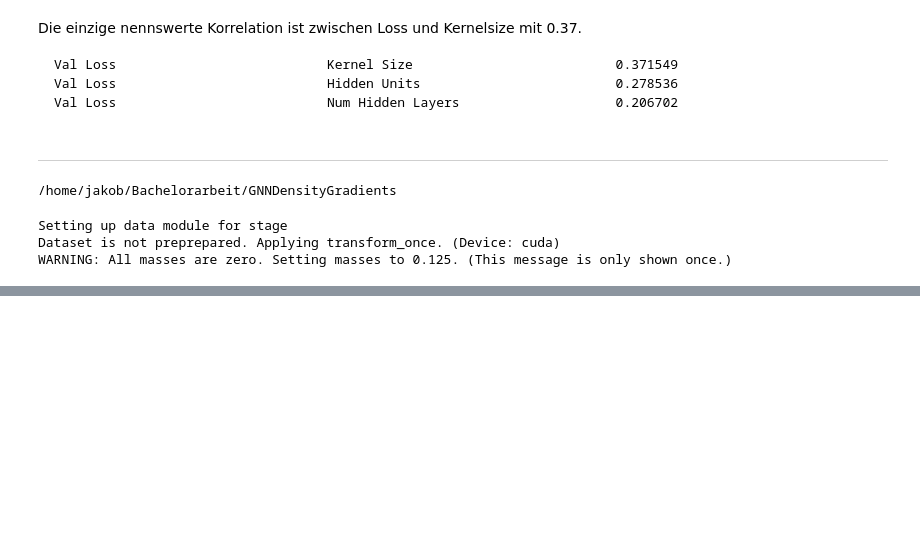
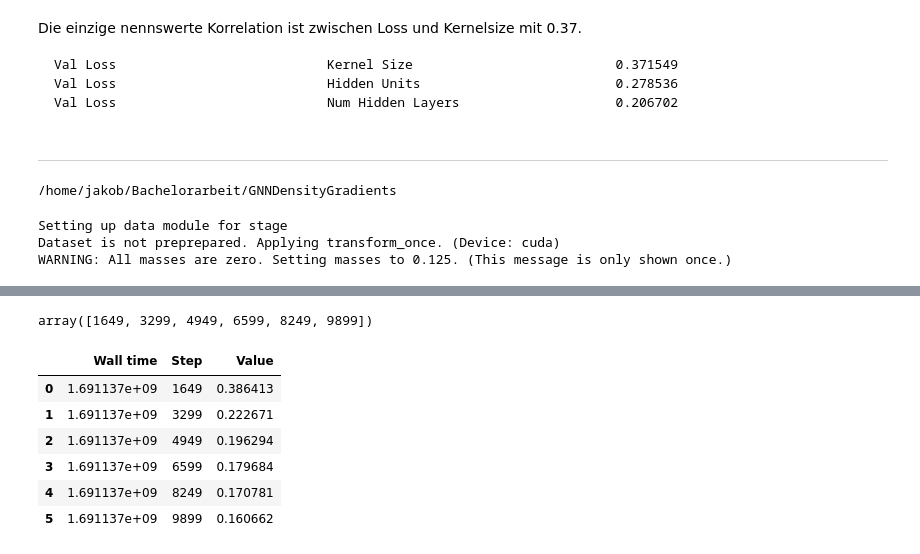
Before and after one commit to anieum/GNNDensityGradients, a Jupyter notebook: notebooks/Evaluation.ipynb, the cells around one changed output, grey strips where cells are left out. Saved outputs shown, nothing was run; the diff lists cells and outputs as text; code cells hidden in the pictures; blank space fills up the shorter version.

```diff
--- a/notebooks/Evaluation.ipynb
+++ b/notebooks/Evaluation.ipynb
@@ -891,0 +958,20 @@ fig.write_image("example_3.png", width=600, height=600, scale=4)
+# %%
+runs_per_seed
+# get unique runs_per_seed['Step']
+
+import numpy as np
+
+unique_steps = np.unique(runs_per_seed['Step'])
+unique_steps
+# %% [output]
+array([1649, 3299, 4949, 6599, 8249, 9899])
+# %%
+runs[0]
+# %% [output]
+|  | Wall time | Step | Value |
+| 0 | 1.691137e+09 | 1649 | 0.386413 |
+| 1 | 1.691137e+09 | 3299 | 0.222671 |
+| 2 | 1.691137e+09 | 4949 | 0.196294 |
+| 3 | 1.691137e+09 | 6599 | 0.179684 |
+| 4 | 1.691137e+09 | 8249 | 0.170781 |
+| 5 | 1.691137e+09 | 9899 | 0.160662 |
```
Also changed, not shown: parts of 17 cells of this notebook, 2 other files.
